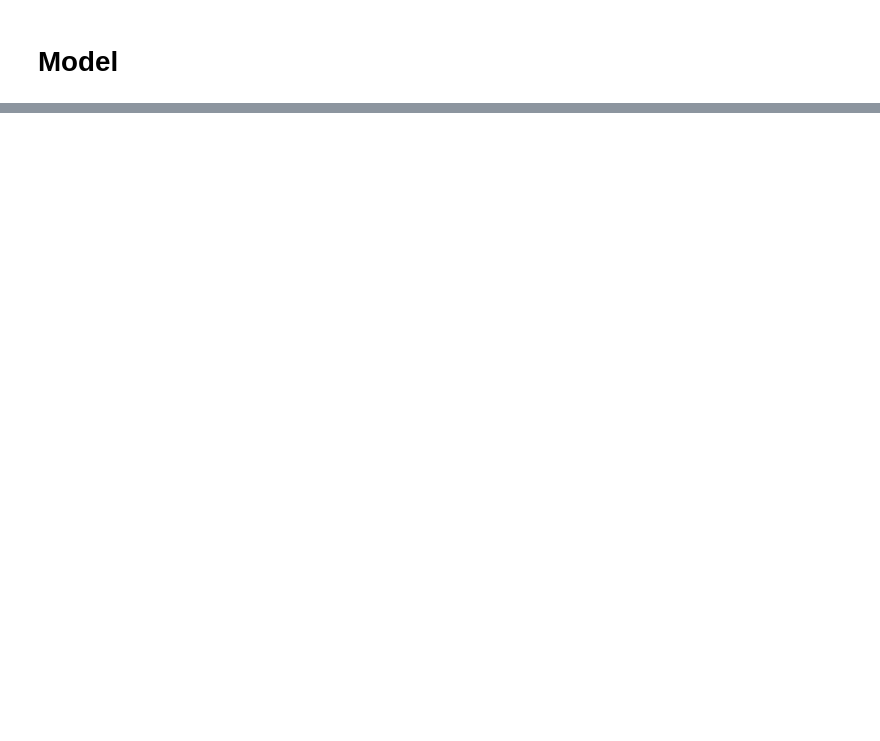
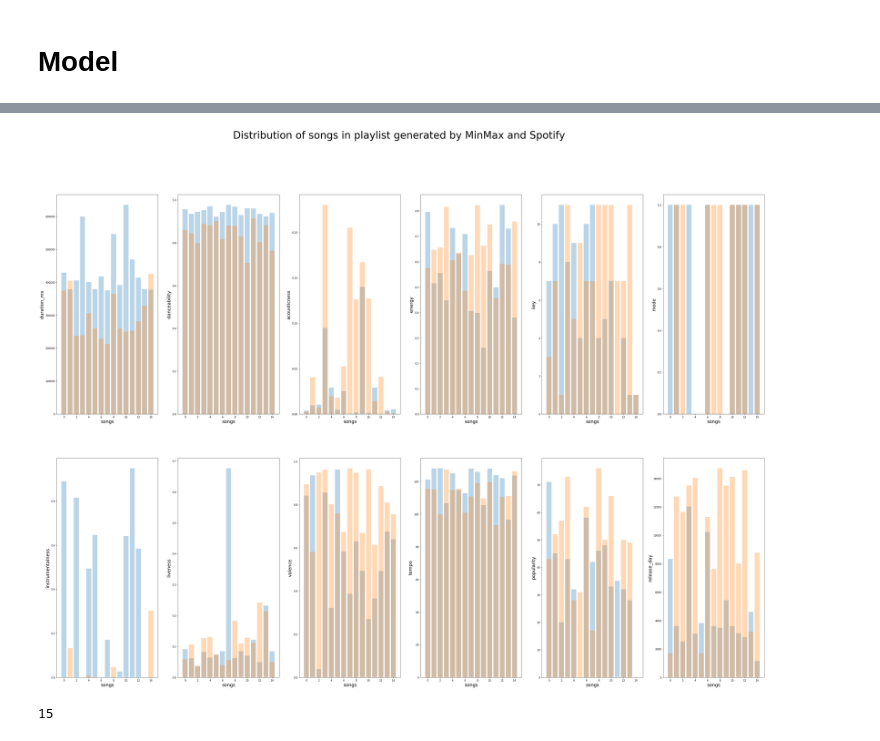
Before and after one commit to hayoungkyung/Spotify-playlist-auto-generator, a Jupyter notebook: Spotify_MinMax_Model.ipynb, the cells around one changed output, grey strips where cells are left out. Cells and saved outputs as stored; diff of their text form; code cells hidden in the pictures; blank space fills up the shorter version.

```diff
--- a/Spotify_MinMax_Model.ipynb
+++ b/Spotify_MinMax_Model.ipynb
@@ -158,0 +254,28 @@ best_score
+# %%
+my_playlist = songs[songs.index.isin(best_playlist.index)][params].T.values
+spotify_playlist = songs[songs["pid"] == score.idxmax()][params].T.values
+# %%
+j, k = 0, 0
+n, m = 2, int(len(my_playlist)/2)
+
+fig, ax = plt.subplots(n, m, figsize=(50,35))
+fig.suptitle("Distribution of songs in playlist generated by MinMax and Spotify", fontsize=40)
+
+for i in range(len(params)):
+    ax[j, k].bar(np.arange(len(my_playlist[i])), my_playlist[i], label="minmax", alpha=0.3)
+    ax[j, k].bar(np.arange(len(spotify_playlist[i])), spotify_playlist[i], label="spotify", alpha=0.3)
+    ax[j, k].set_xlabel("songs", fontsize=18)
+    ax[j, k].set_ylabel(params[i], fontsize=18)
+
+    k += 1
+    if k == m:
+        k = 0
+        j += 1
+
+fig.savefig("figures/feature_distribution.png")
+# %% [output]
+[figure, added]
+# %%
+len(my_playlist[0])
+# %% [output]
+15
```
Also changed, not shown: parts of 20 cells of this notebook.
